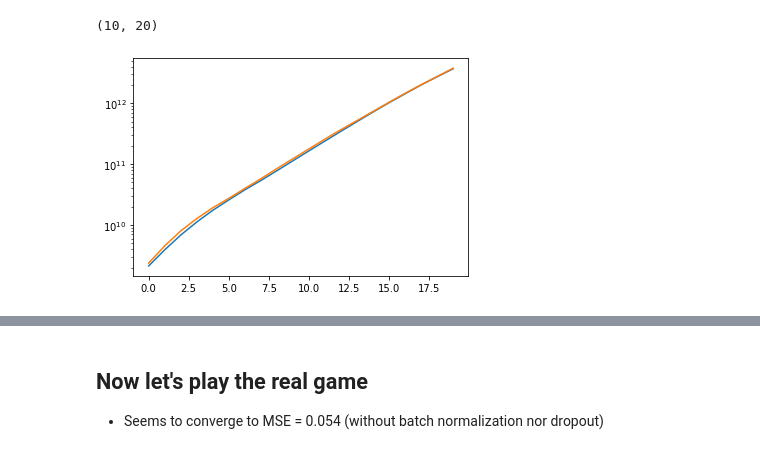
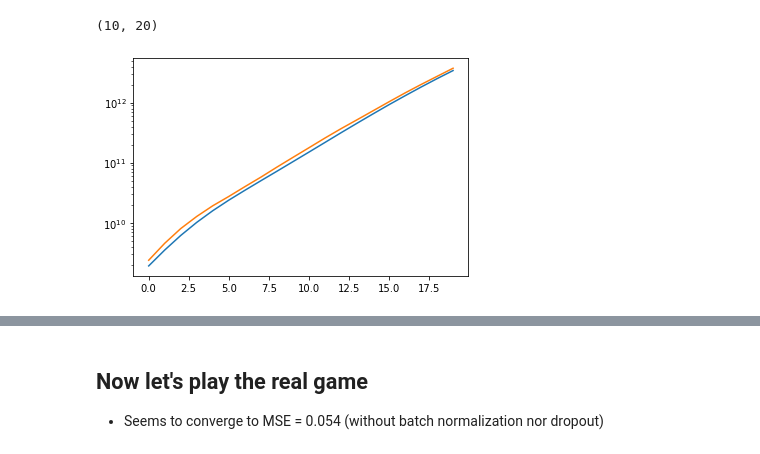
Before and after one commit to Martindelosrios/MaDaMe, a Jupyter notebook: codes/CNNs.ipynb, the cells around one changed output, grey strips where cells are left out. Drawn from its saved outputs; the diff is of its cells as text; code cells hidden in the pictures.

```diff
--- a/codes/CNNs.ipynb
+++ b/codes/CNNs.ipynb
@@ -116,6 +102,9 @@ y_testset = np.log10(labels[test_ind,0,:])
 # %%
-min_x = np.min(x_trainset)
-max_x = np.max(x_trainset)
+min_x = np.min(x_trainset, axis = (0,2,3))
+max_x = np.max(x_trainset, axis = (0,2,3))
+
+min_x = min_x[:, np.newaxis, np.newaxis]
+max_x = max_x[:, np.newaxis, np.newaxis]
 
 min_y = np.min(y_trainset, axis = 0)
 max_y = np.max(y_trainset, axis = 0)
@@ -239,9 +217,5 @@ class CustomDataset(Dataset):
 # %%
 # Crear los DataLoaders para entrenamiento y validación
-train_dataset = CustomDataset(x_trainset, y_trainset)
-val_dataset = CustomDataset(x_valset, y_valset)
-test_dataset = CustomDataset(x_testset, y_testset)
+train_dataset = CustomDataset(x_trainset[:32], y_trainset[:32])
 
 train_loader = DataLoader(train_dataset, batch_size=32, shuffle=True)
-val_loader = DataLoader(val_dataset, batch_size=32, shuffle=False)
-test_loader = DataLoader(test_dataset, batch_size=32, shuffle=False)
@@ -292,7 +258,7 @@ for epoch in range(num_epochs):
     model.eval()  # Configura el modelo en modo evaluación
     running_val_loss = 0.0
     with torch.no_grad():  # No calculamos gradientes en validación
-        for inputs, labels in val_loader:
+        for inputs, labels in train_loader:
 
             # Paso hacia adelante (sin gradientes)
             outputs = model(inputs)
@@ -341,7 +307,7 @@ y_predicted = []  # Lista para almacenar las predicciones
 
 # Desactivamos el cálculo de gradientes durante la predicción
 with torch.no_grad():
-    for inputs, _ in test_loader:  # Usamos _ porque no necesitamos las etiquetas en x_testset
+    for inputs, _ in train_loader:  # Usamos _ porque no necesitamos las etiquetas en x_testset
 
         # Hacer predicciones
         outputs = model(inputs)
@@ -358,7 +324,7 @@ print(y_predicted.shape)  # Esto te dará la forma de las predicciones
 # %%
 i= 5
 plt.plot(10**(y_predicted[i,:] * (max_y - min_y) + min_y))
-plt.plot(10**(y_testset[i,:] * (max_y - min_y) + min_y))
+plt.plot(10**(y_trainset[i,:] * (max_y - min_y) + min_y))
 plt.yscale('log')
 # %% [output]
-[figure, old version]
+[figure, new version]
```
Also changed, not shown: parts of 75 cells of this notebook.
